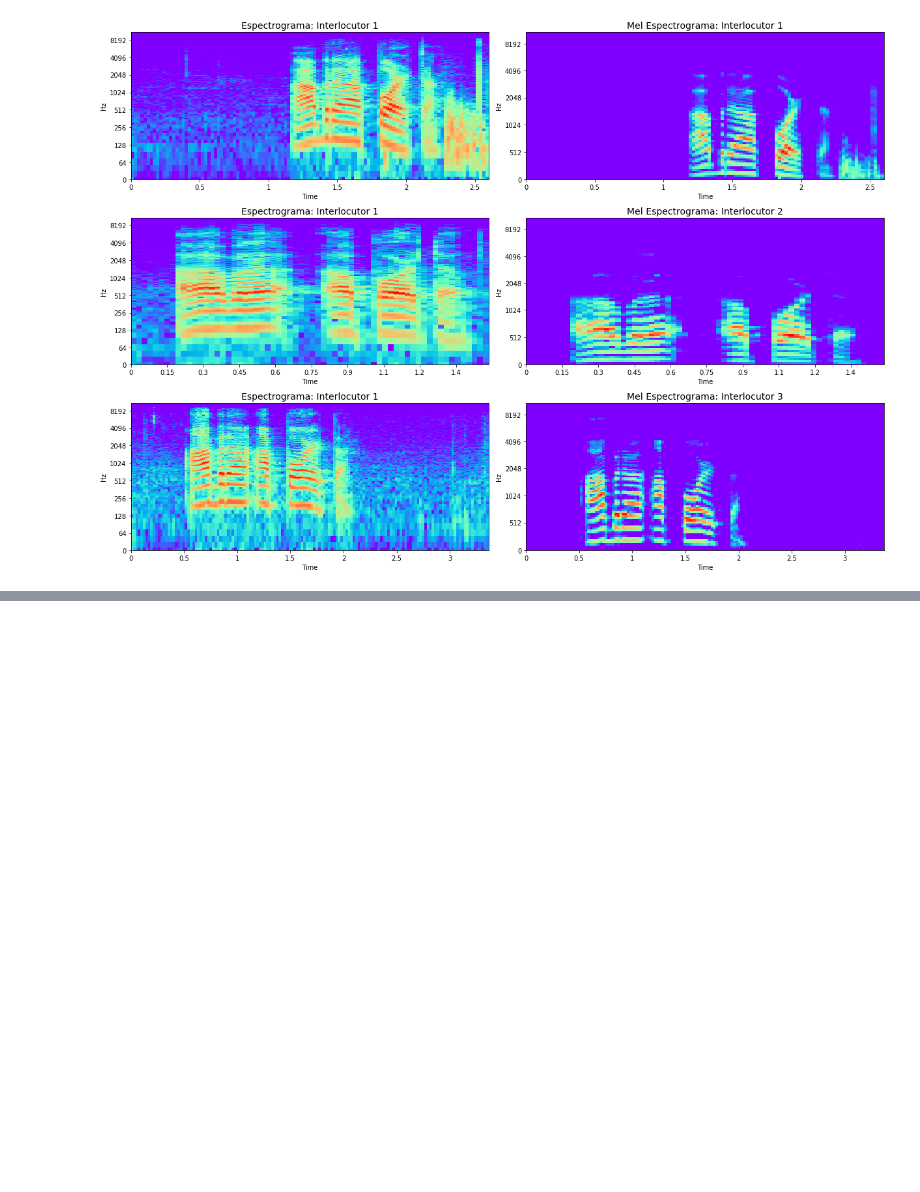
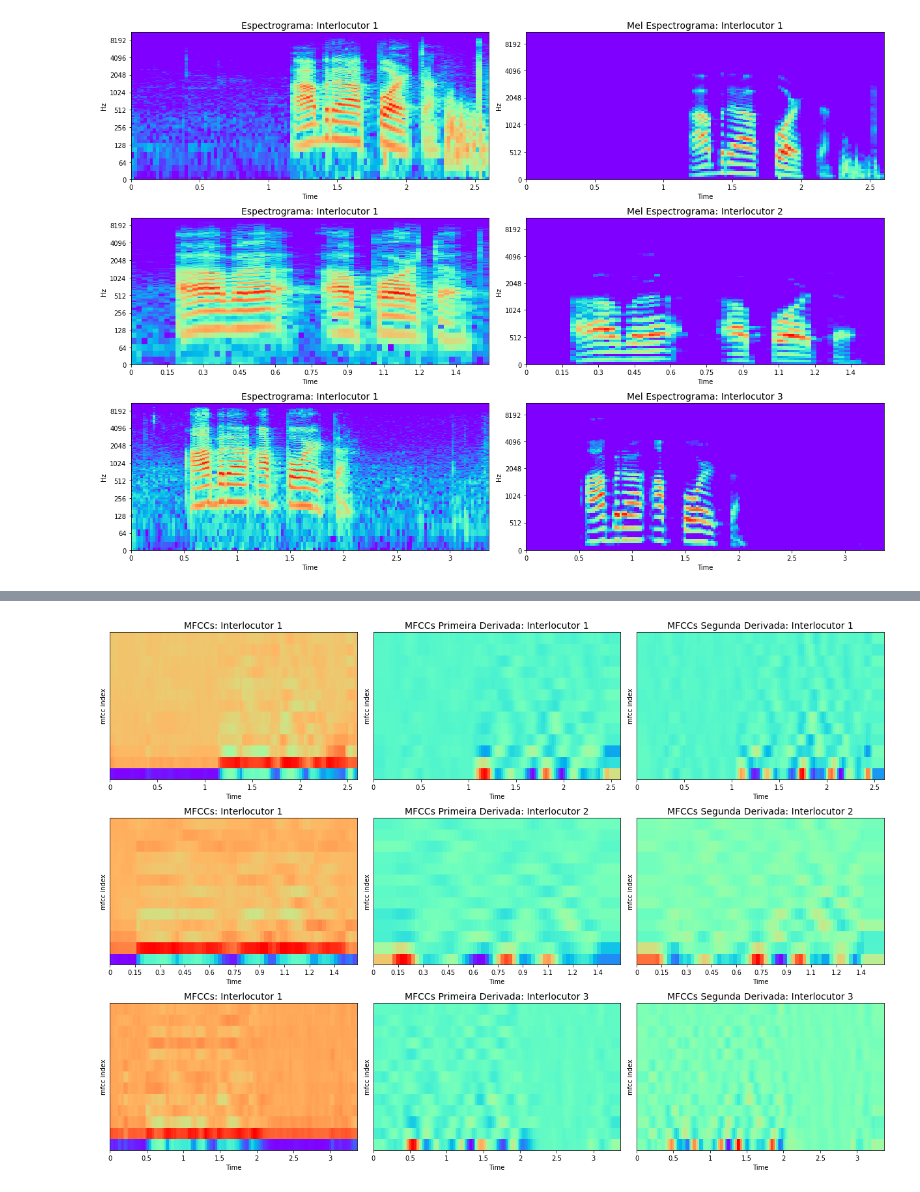
Before and after one commit to ThiagoPanini/voice-unlocker, a Jupyter notebook: notebooks/Voice Unlocker - Audio Feature Extraction.ipynb, the cells around one changed output, grey strips where cells are left out. Saved outputs shown, nothing was run; the diff lists cells and outputs as text; code cells hidden in the pictures; blank space fills up the shorter version.

Commit message:
Adicionando função para plotagem dos MFCCs

```diff
--- a/notebooks/Voice Unlocker - Audio Feature Extraction.ipynb
+++ b/notebooks/Voice Unlocker - Audio Feature Extraction.ipynb
@@ -67,6 +67,7 @@ FRAME_SIZE = 1024
 STFT_FRAME_SIZE = 2048
 HOP_LENGTH = 512
 N_MELS = 90
+N_MFCC = 13
 
 COLORS = ['navy', 'seagreen', 'salmon']
 # %% [markdown]
@@ -779,0 +976,26 @@ plt.tight_layout()
+# %%
+# Plotagem gráfica dos espectrogramas clássico e Mel
+fig, axs = plt.subplots(nrows=3, ncols=3, figsize=(17, 12))
+
+# Plotando coeficientes MFCCs dos sinais
+plot_mfccs_spectrogram(y=y1, n_mfcc=N_MFCC, order=2, ax=axs[0, :])
+plot_mfccs_spectrogram(y=y2, n_mfcc=N_MFCC, order=2, ax=axs[1, :])
+plot_mfccs_spectrogram(y=y3, n_mfcc=N_MFCC, order=2, ax=axs[2, :])
+
+# Customizando plotagens
+i, j, k = 1, 1, 1
+for ax in axs[0, 0], axs[1, 0], axs[2, 0]:
+    ax.set_title(f'MFCCs: Interlocutor {j}', size=14)
+    i += 1
+
+for ax in axs[0, 1], axs[1, 1], axs[2, 1]:
+    ax.set_title(f'MFCCs Primeira Derivada: Interlocutor {j}', size=14)
+    j += 1
+
+for ax in axs[0, 2], axs[1, 2], axs[2, 2]:
+    ax.set_title(f'MFCCs Segunda Derivada: Interlocutor {k}', size=14)
+    k += 1
+
+plt.tight_layout()
+# %% [output]
+[figure, added]
```
Also changed, not shown: parts of 14 cells of this notebook.
